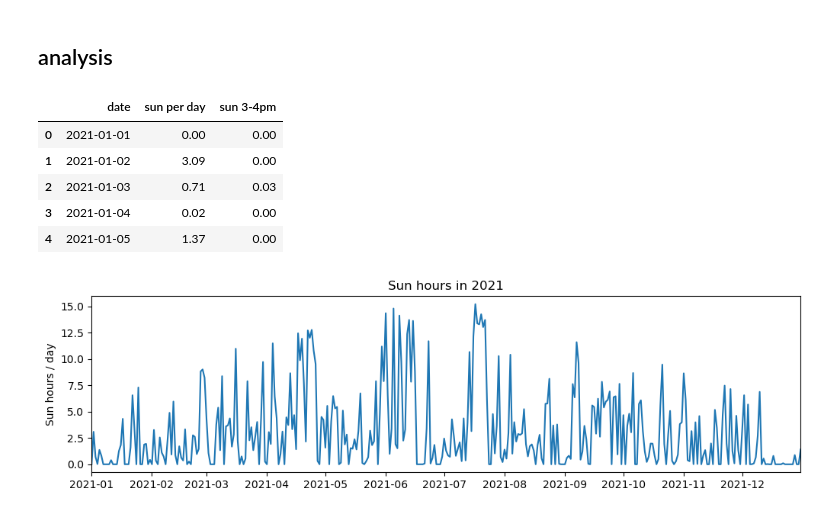
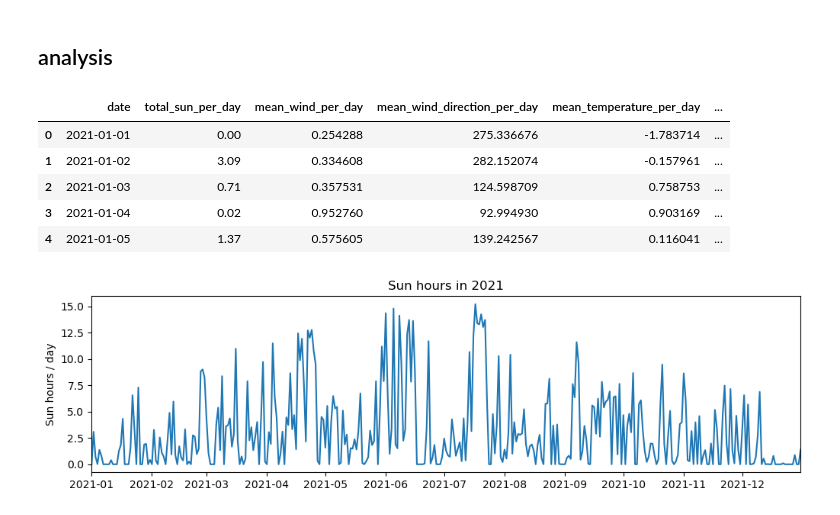
Before and after one commit to lillif/IECDT_EarthObservation, a Jupyter notebook: challenges/sunny-oxford/aopp-weather-station.ipynb, the cells around one changed output. Saved outputs shown, nothing was run; the diff lists cells and outputs as text; code cells hidden in the pictures.

```diff
--- a/challenges/sunny-oxford/aopp-weather-station.ipynb
+++ b/challenges/sunny-oxford/aopp-weather-station.ipynb
@@ -128,15 +39,14 @@ columns = [
-# %%
-daily_sun_hours = [get_daily_sun_hours(os.path.join(year_dir, file), columns) for file in weather_station_files]
-# turn tuples of (date, sun hours) into a dataframe
-daily_sun_df = pd.DataFrame(daily_sun_hours, columns=['date', 'sun per day', 'sun 3-4pm'])
-daily_sun_df.head()
-# %% [output]
-|  | date | sun per day | sun 3-4pm |
-| 0 | 2021-01-01 | 0.00 | 0.00 |
-| 1 | 2021-01-02 | 3.09 | 0.00 |
-| 2 | 2021-01-03 | 0.71 | 0.03 |
-| 3 | 2021-01-04 | 0.02 | 0.00 |
-| 4 | 2021-01-05 | 1.37 | 0.00 |
+# %%
+daily_variables = pd.read_csv('../../data/aopp-weatherstation/2021_measurements.csv')
+daily_variables['date'] = pd.to_datetime(daily_variables['date'])
+daily_variables.head()
+# %% [output]
+|  | date | total_sun_per_day | mean_wind_per_day | mean_wind_direction_per_day | mean_temperature_per_day | ... |
+| 0 | 2021-01-01 | 0.00 | 0.254288 | 275.336676 | -1.783714 | ... |
+| 1 | 2021-01-02 | 3.09 | 0.334608 | 282.152074 | -0.157961 | ... |
+| 2 | 2021-01-03 | 0.71 | 0.357531 | 124.598709 | 0.758753 | ... |
+| 3 | 2021-01-04 | 0.02 | 0.952760 | 92.994930 | 0.903169 | ... |
+| 4 | 2021-01-05 | 1.37 | 0.575605 | 139.242567 | 0.116041 | ... |
 # %%
 plt.figure(figsize=(12, 3))
 # plot daily sun hours
```
Also changed, not shown: parts of 11 cells of this notebook.
